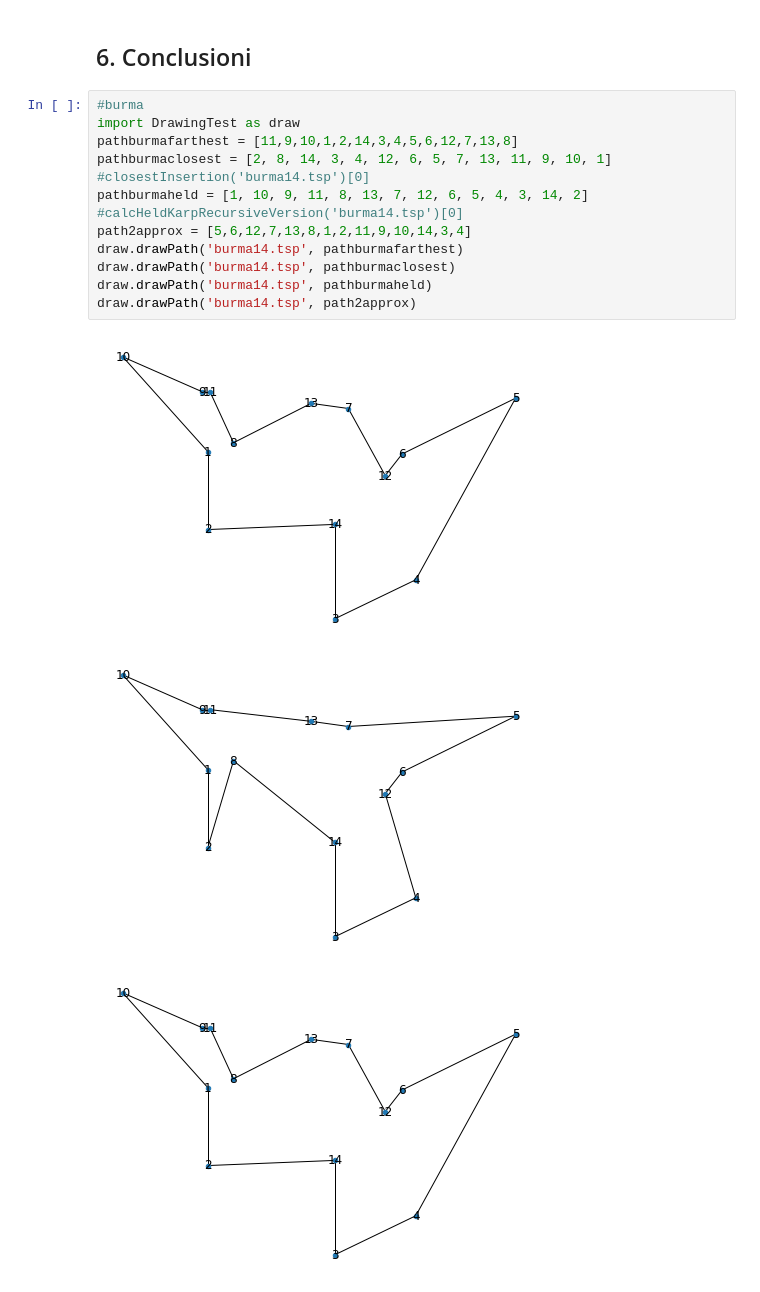
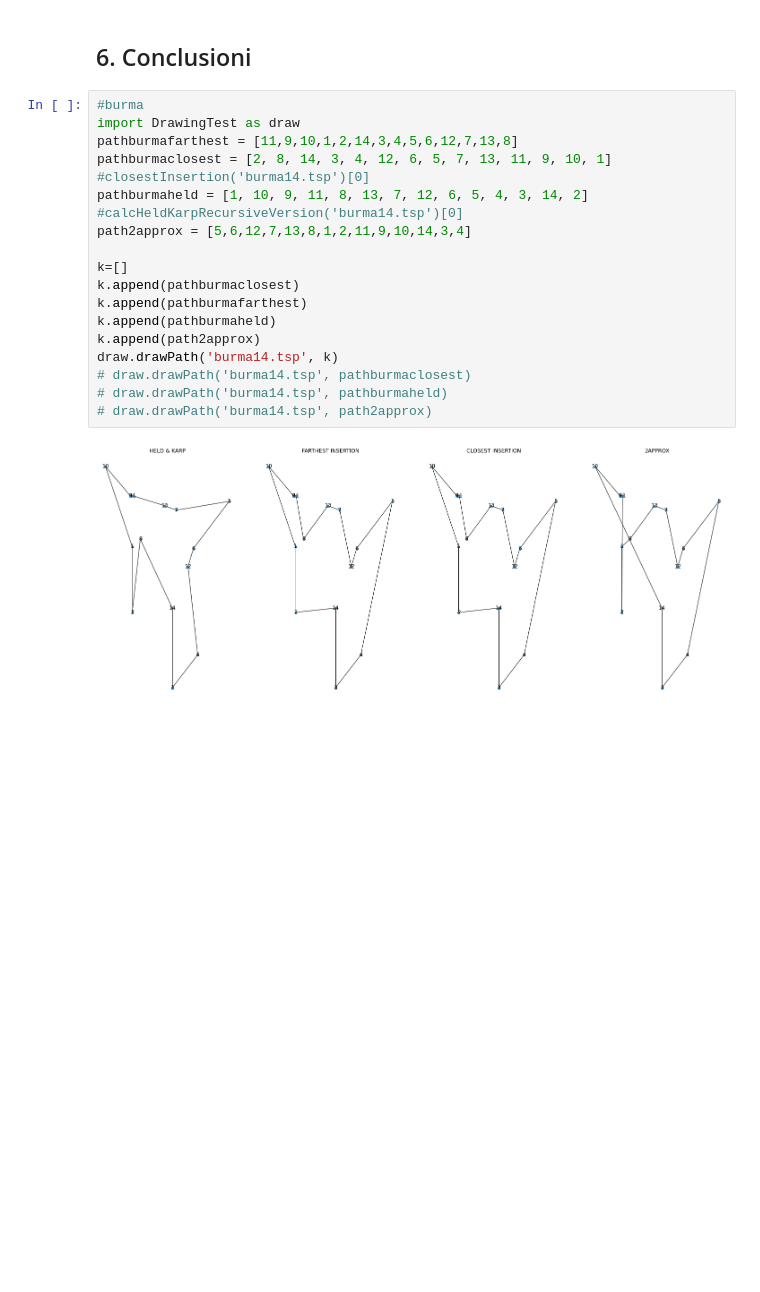
Before and after one commit to leopra/TravellingSalesmanAlgorithms, a Jupyter notebook: report.ipynb, the cells around one changed output. Drawn from its saved outputs; the diff is of its cells as text; blank space fills up the shorter version.

Commit message:
graphs

```diff
--- a/report.ipynb
+++ b/report.ipynb
@@ -274,15 +283,19 @@ burma14.tsp
 # %%
 #burma
 import DrawingTest as draw
 pathburmafarthest = [11,9,10,1,2,14,3,4,5,6,12,7,13,8]
 pathburmaclosest = [2, 8, 14, 3, 4, 12, 6, 5, 7, 13, 11, 9, 10, 1] #closestInsertion('burma14.tsp')[0]
 pathburmaheld = [1, 10, 9, 11, 8, 13, 7, 12, 6, 5, 4, 3, 14, 2] #calcHeldKarpRecursiveVersion('burma14.tsp')[0]
 path2approx = [5,6,12,7,13,8,1,2,11,9,10,14,3,4]
-draw.drawPath('burma14.tsp', pathburmafarthest)
-draw.drawPath('burma14.tsp', pathburmaclosest)
-draw.drawPath('burma14.tsp', pathburmaheld)
-draw.drawPath('burma14.tsp', path2approx)
+
+k=[]
+k.append(pathburmaclosest)
+k.append(pathburmafarthest)
+k.append(pathburmaheld)
+k.append(path2approx)
+draw.drawPath('burma14.tsp', k)
+# draw.drawPath('burma14.tsp', pathburmaclosest)
+# draw.drawPath('burma14.tsp', pathburmaheld)
+# draw.drawPath('burma14.tsp', path2approx)
 # %% [output]
-[figure, old version]
+[figure, new version]
-[figure, removed]
-[figure, removed]
```
Also changed, not shown: parts of 7 cells of this notebook, 3 other files.
